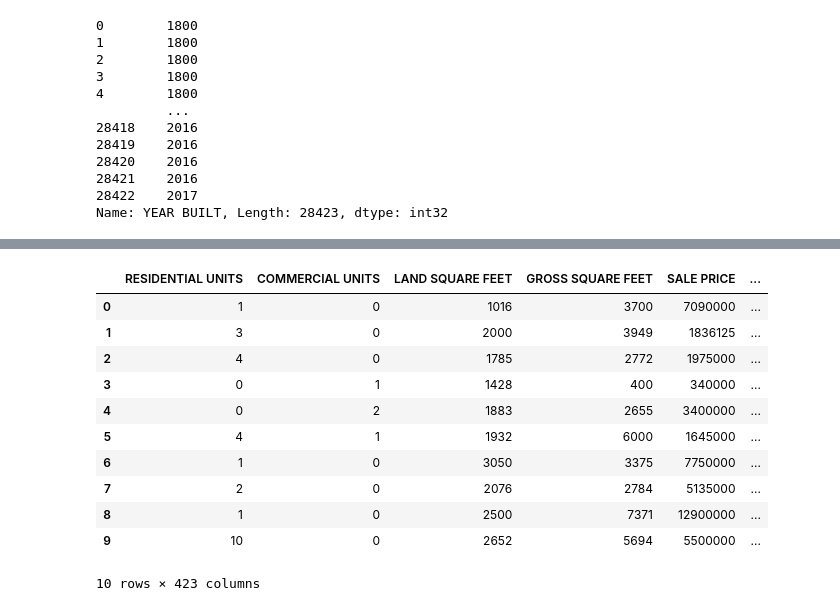
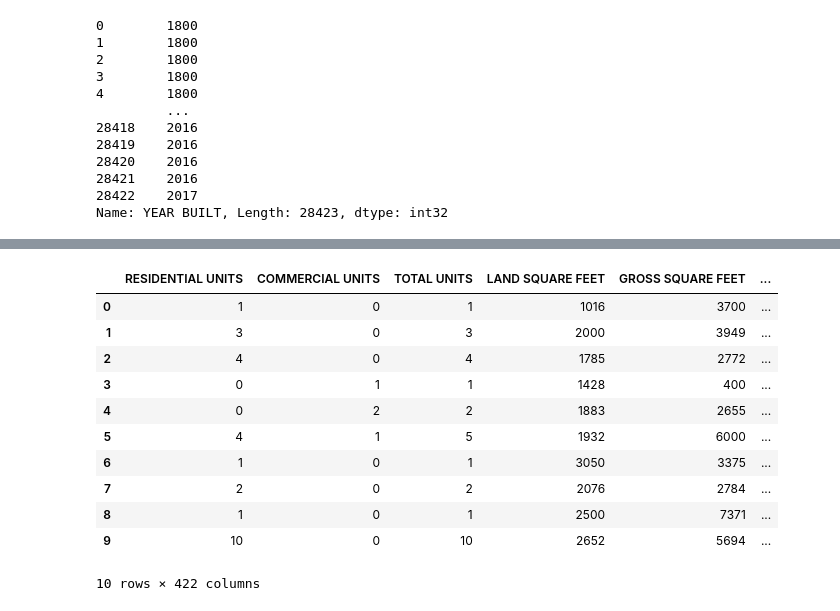
Before and after one commit to Ncalo19/NYC_apartment_price_project, a Jupyter notebook: Pandas/one_hot_encoded_data.ipynb, the cells around one changed output, grey strips where cells are left out. Drawn from its saved outputs; the diff is of its cells as text; code cells hidden in the pictures.

```diff
--- a/Pandas/one_hot_encoded_data.ipynb
+++ b/Pandas/one_hot_encoded_data.ipynb
@@ -24,7 +24,7 @@ df.head(15)
 | 13 | 5436 | 3 | 221 | BROOKLYN HEIGHTS | 02 TWO FAMILY DWELLINGS | 2 | 0 | ... |
 | 14 | 18524 | 3 | 237 | BROOKLYN HEIGHTS | 08 RENTALS - ELEVATOR APARTMENTS | 16 | 0 | ... |
 # %%
-df = pd.get_dummies(df, columns=['NEIGHBORHOOD', 'BUILDING CLASS CATEGORY', 'BUILDING CLASS AT TIME OF SALE', 'TAX CLASS AT TIME OF SALE'])
+df = pd.get_dummies(df, columns=['NEIGHBORHOOD', 'BUILDING CLASS CATEGORY', 'BUILDING CLASS AT TIME OF SALE'])
 # %%
 df_neighborhood_cols = [col for col in df.columns if 'NEIGHBORHOOD' in col]
 print(df_neighborhood_cols)
@@ -115,19 +104,19 @@ df.head(10)
 # %%
-df = df.drop(columns=['#','BOROUGH','BLOCK', 'YEAR BUILT', 'current_year', 'TOTAL UNITS']) #drop columns we don't need
+df = df.drop(columns=['#','BOROUGH','BLOCK', 'YEAR BUILT', 'current_year']) #drop columns we don't need
 df.head(10)
 # %% [output]
-|  | RESIDENTIAL UNITS | COMMERCIAL UNITS | LAND SQUARE FEET | GROSS SQUARE FEET | SALE PRICE | ... |
-| 0 | 1 | 0 | 1016 | 3700 | 7090000 | ... |
-| 1 | 3 | 0 | 2000 | 3949 | 1836125 | ... |
-| 2 | 4 | 0 | 1785 | 2772 | 1975000 | ... |
-| 3 | 0 | 1 | 1428 | 400 | 340000 | ... |
-| 4 | 0 | 2 | 1883 | 2655 | 3400000 | ... |
-| 5 | 4 | 1 | 1932 | 6000 | 1645000 | ... |
-| 6 | 1 | 0 | 3050 | 3375 | 7750000 | ... |
-| 7 | 2 | 0 | 2076 | 2784 | 5135000 | ... |
-| 8 | 1 | 0 | 2500 | 7371 | 12900000 | ... |
-| 9 | 10 | 0 | 2652 | 5694 | 5500000 | ... |
+|  | RESIDENTIAL UNITS | COMMERCIAL UNITS | TOTAL UNITS | LAND SQUARE FEET | GROSS SQUARE FEET | ... |
+| 0 | 1 | 0 | 1 | 1016 | 3700 | ... |
+| 1 | 3 | 0 | 3 | 2000 | 3949 | ... |
+| 2 | 4 | 0 | 4 | 1785 | 2772 | ... |
+| 3 | 0 | 1 | 1 | 1428 | 400 | ... |
+| 4 | 0 | 2 | 2 | 1883 | 2655 | ... |
+| 5 | 4 | 1 | 5 | 1932 | 6000 | ... |
+| 6 | 1 | 0 | 1 | 3050 | 3375 | ... |
+| 7 | 2 | 0 | 2 | 2076 | 2784 | ... |
+| 8 | 1 | 0 | 1 | 2500 | 7371 | ... |
+| 9 | 10 | 0 | 10 | 2652 | 5694 | ... |
-10 rows × 423 columns
+10 rows × 422 columns
 # %%
 df_SALEPRICE = df.pop('SALE PRICE') #move sale price to the last column
 df['SALE PRICE']=df_SALEPRICE
```
Also changed, not shown: parts of 7 cells of this notebook, 4 other files.
